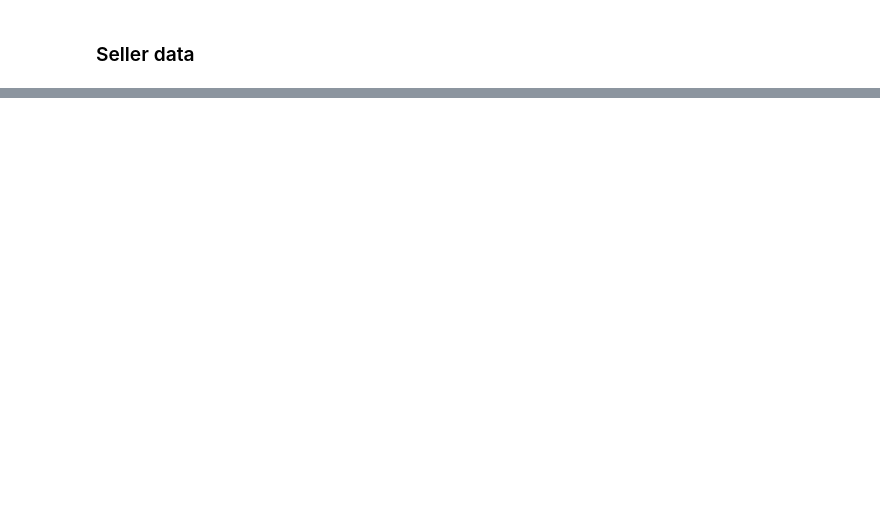
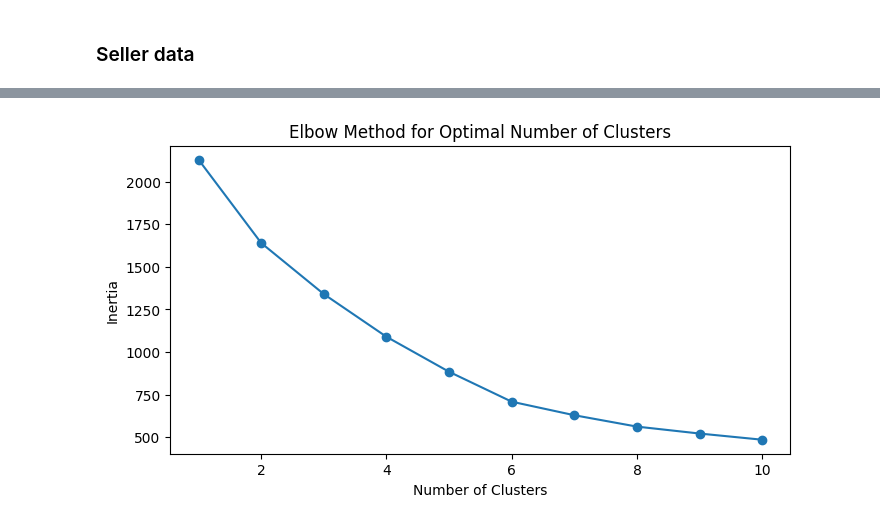
Before and after one commit to Escannor/MELI-Technical-Challenge, a Jupyter notebook: Clusterization/clusterization_analisis.ipynb, the cells around one changed output, grey strips where cells are left out. Cells and saved outputs as stored; diff of their text form; code cells hidden in the pictures; blank space fills up the shorter version.

Commit message:
Added: cluster plots

```diff
--- a/Clusterization/clusterization_analisis.ipynb
+++ b/Clusterization/clusterization_analisis.ipynb
@@ -19,6 +22,6 @@ from sklearn.cluster import KMeans
 country = 'MLM'
 category = 'MLM1648'  # example_categories.json
 start_offset = 0
-end_offset = 100  # 1000 top items
+end_offset = 1000  # 1000 top items
 # %%
 def fetch_paginated_data_to_df_filtered(category, country, start_offset, end_offset):
@@ -70,6 +92,21 @@ print(df_filtered_paginated_data.head())
 ### Items metrics
 # %%
 def get_item_info(item_ids):
+    """
+    This script defines a function `get_item_info` that fetches information about a list of items from the MercadoLibre API.
+
+    Function:
+        get_item_info(item_ids):
+            - Takes a list of item IDs as input.
+            - Iterates over each item ID and sends a GET request to the MercadoLibre API to fetch item details.
+            - If the response status is 200 (OK), it extracts specific fields from the JSON response and appends them to a list.
+            - If the response status is not 200, it prints an error message with the status code.
+            - Converts the list of item details into a pandas DataFrame and returns it.
+
+    Example Usage:
+        - The script demonstrates how to call the `get_item_info` function with a list of item IDs obtained from a DataFrame.
+        - It prints the first few rows of the resulting DataFrame if it is not None.
+    """
     all_response = []
 
     for item_id in tqdm(item_ids, desc="Fetching item info"):
@@ -320,0 +351,27 @@ print(df_seller_final.head())
+# %%
+from sklearn.preprocessing import StandardScaler
+from sklearn.cluster import KMeans
+
+# Select relevant features for clustering
+features = ['item_count', 'avg_price', 'avg_discount_percentage', 'avg_health', 'avg_item_age_days']
+
+# Preprocess the data: fill NaN values with 0 and standardize the features
+df_seller_final[features] = df_seller_final[features].fillna(0)
+scaler = StandardScaler()
+scaled_features = scaler.fit_transform(df_seller_final[features])
+
+# Determine the optimal number of clusters using the elbow method
+inertia = []
+for n in range(1, 11):
+    kmeans = KMeans(n_clusters=n, random_state=42)
+    kmeans.fit(scaled_features)
+    inertia.append(kmeans.inertia_)
+
+plt.figure(figsize=(8, 4))
+plt.plot(range(1, 11), inertia, marker='o')
+plt.xlabel('Number of Clusters')
+plt.ylabel('Inertia')
+plt.title('Elbow Method for Optimal Number of Clusters')
+plt.show()
+# %% [output]
+[figure, added]
```
Also changed, not shown: parts of 16 cells of this notebook, 8 other files.
